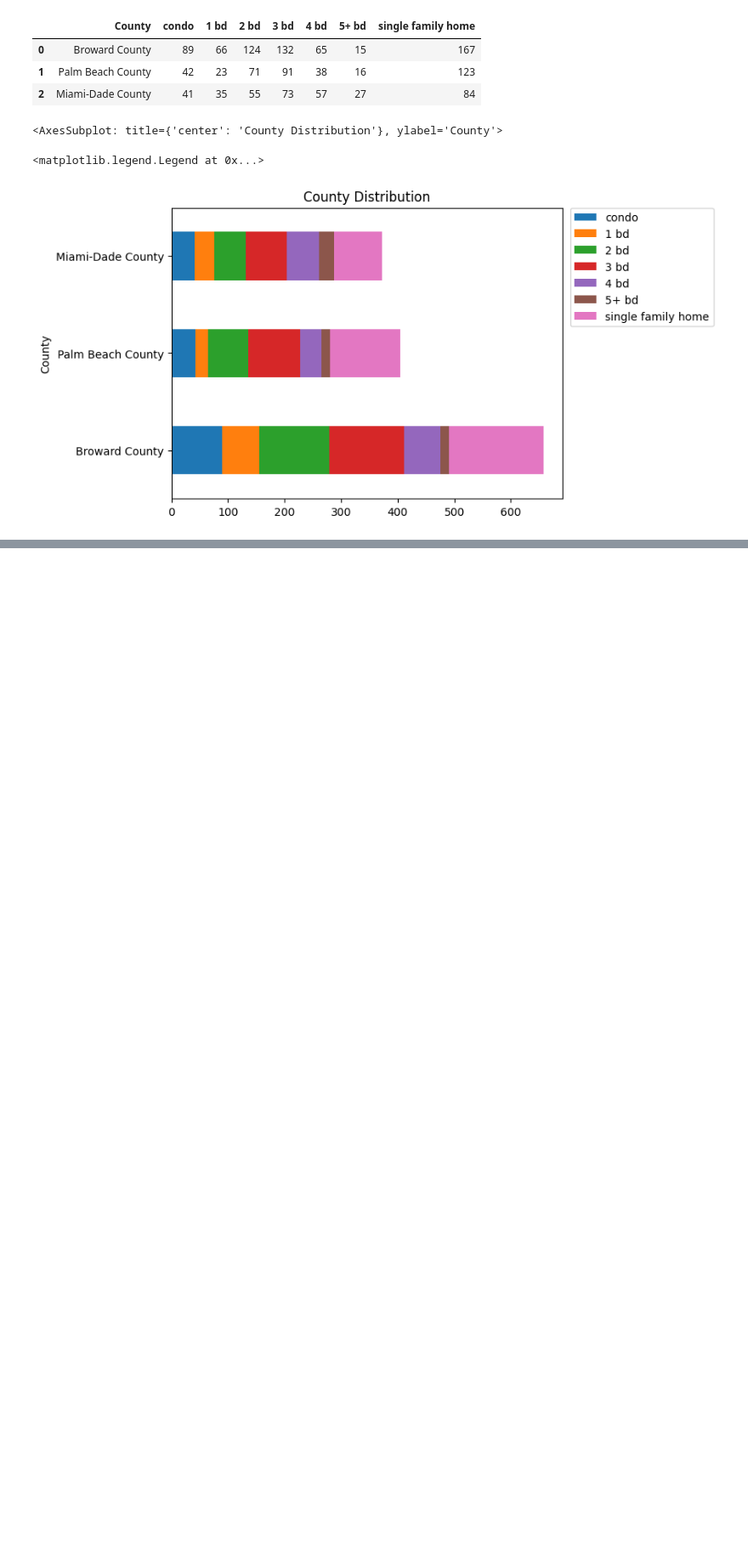
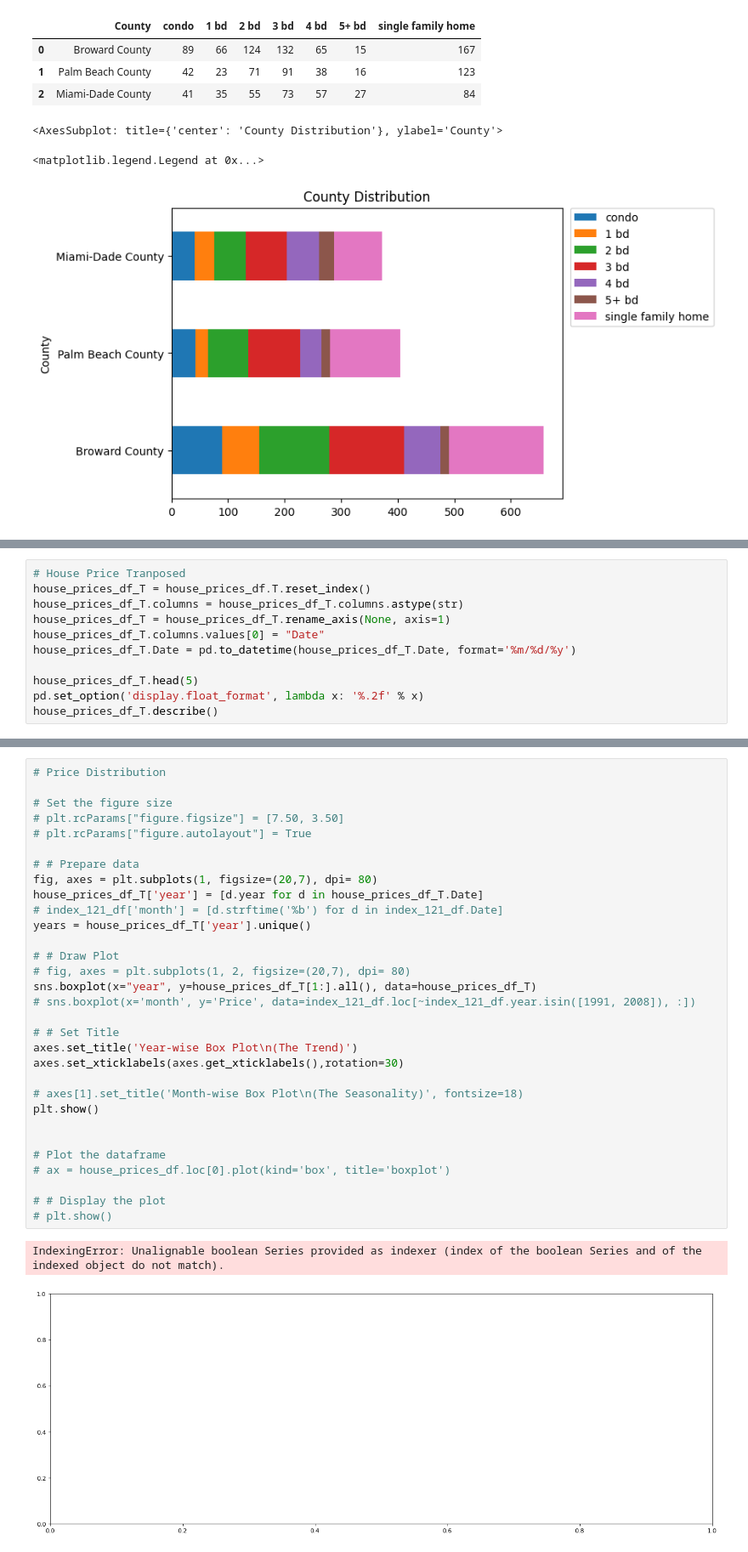
Before and after one commit to fhossain75/Miami-ML, a Jupyter notebook: exploratory-data-analysis/house-prices-eda.ipynb, the cells around one changed output, grey strips where cells are left out. Shown at 85% size. Drawn from its saved outputs; the diff is of its cells as text; blank space fills up the shorter version.

```diff
--- a/exploratory-data-analysis/house-prices-eda.ipynb
+++ b/exploratory-data-analysis/house-prices-eda.ipynb
@@ -481,0 +425,11 @@ Name: RegionName, Length: 376, dtype: object
+# %%
+# House Price Tranposed
+house_prices_df_T = house_prices_df.T.reset_index()
+house_prices_df_T.columns = house_prices_df_T.columns.astype(str)
+house_prices_df_T = house_prices_df_T.rename_axis(None, axis=1)
+house_prices_df_T.columns.values[0] = "Date"
+house_prices_df_T.Date = pd.to_datetime(house_prices_df_T.Date, format='%m/%d/%y')
+
+house_prices_df_T.head(5)
+pd.set_option('display.float_format', lambda x: '%.2f' % x)
+house_prices_df_T.describe()
@@ -481,0 +454,34 @@ Name: RegionName, Length: 376, dtype: object
+# %%
+# Price Distribution
+
+# Set the figure size
+# plt.rcParams["figure.figsize"] = [7.50, 3.50]
+# plt.rcParams["figure.autolayout"] = True
+
+# # Prepare data
+fig, axes = plt.subplots(1, figsize=(20,7), dpi= 80)
+house_prices_df_T['year'] = [d.year for d in house_prices_df_T.Date]
+# index_121_df['month'] = [d.strftime('%b') for d in index_121_df.Date]
+years = house_prices_df_T['year'].unique()
+
+# # Draw Plot
+# fig, axes = plt.subplots(1, 2, figsize=(20,7), dpi= 80)
+sns.boxplot(x="year", y=house_prices_df_T[1:].all(), data=house_prices_df_T)
+# sns.boxplot(x='month', y='Price', data=index_121_df.loc[~index_121_df.year.isin([1991, 2008]), :])
+
+# # Set Title
+axes.set_title('Year-wise Box Plot\n(The Trend)')
+axes.set_xticklabels(axes.get_xticklabels(),rotation=30)
+
+# axes[1].set_title('Month-wise Box Plot\n(The Seasonality)', fontsize=18)
+plt.show()
+
+
+# Plot the dataframe
+# ax = house_prices_df.loc[0].plot(kind='box', title='boxplot')
+
+# # Display the plot
+# plt.show()
+# %% [output]
+IndexingError: Unalignable boolean Series provided as indexer (index of the boolean Series and of the indexed object do not match).
+[figure, added]
```
Also changed, not shown: parts of 24 cells of this notebook.
